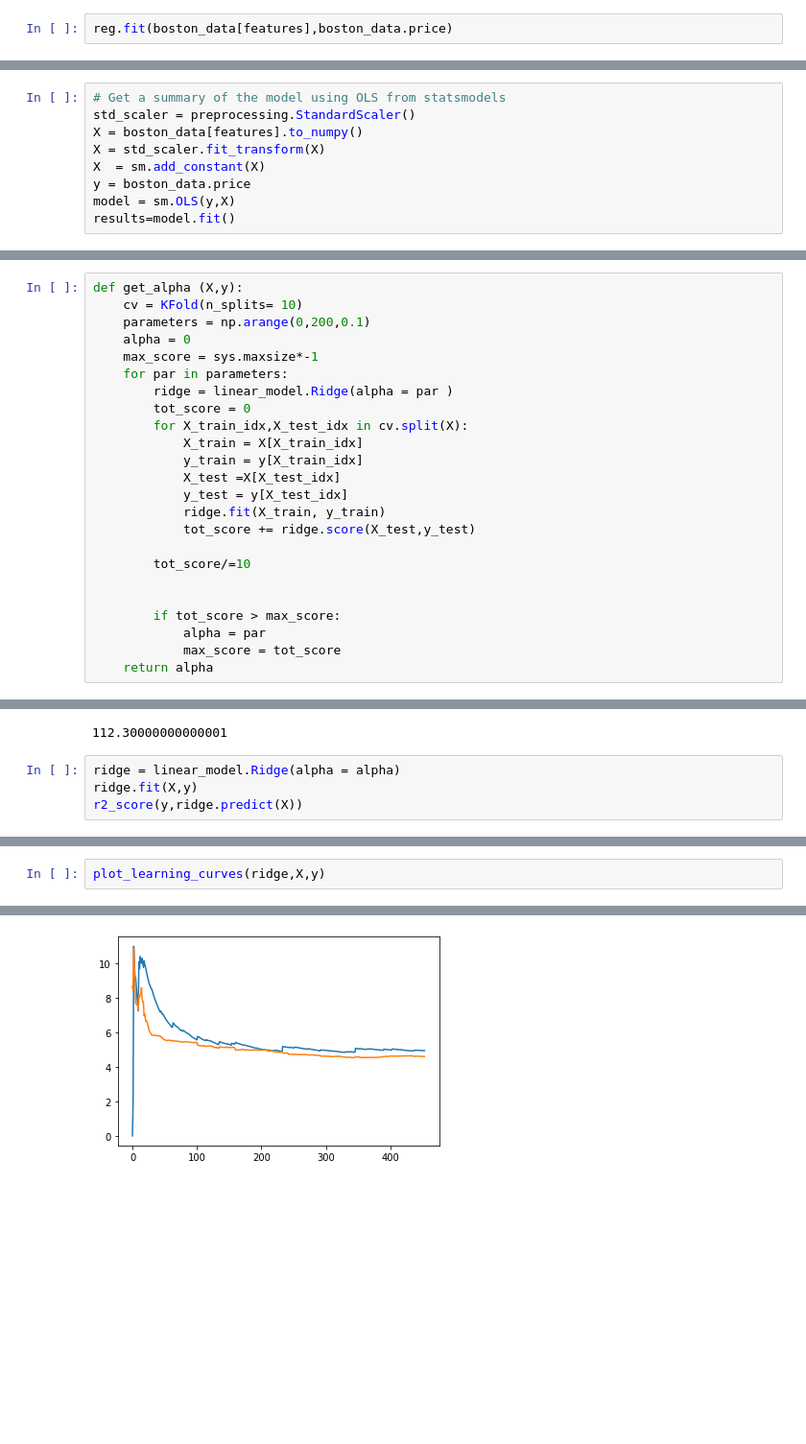
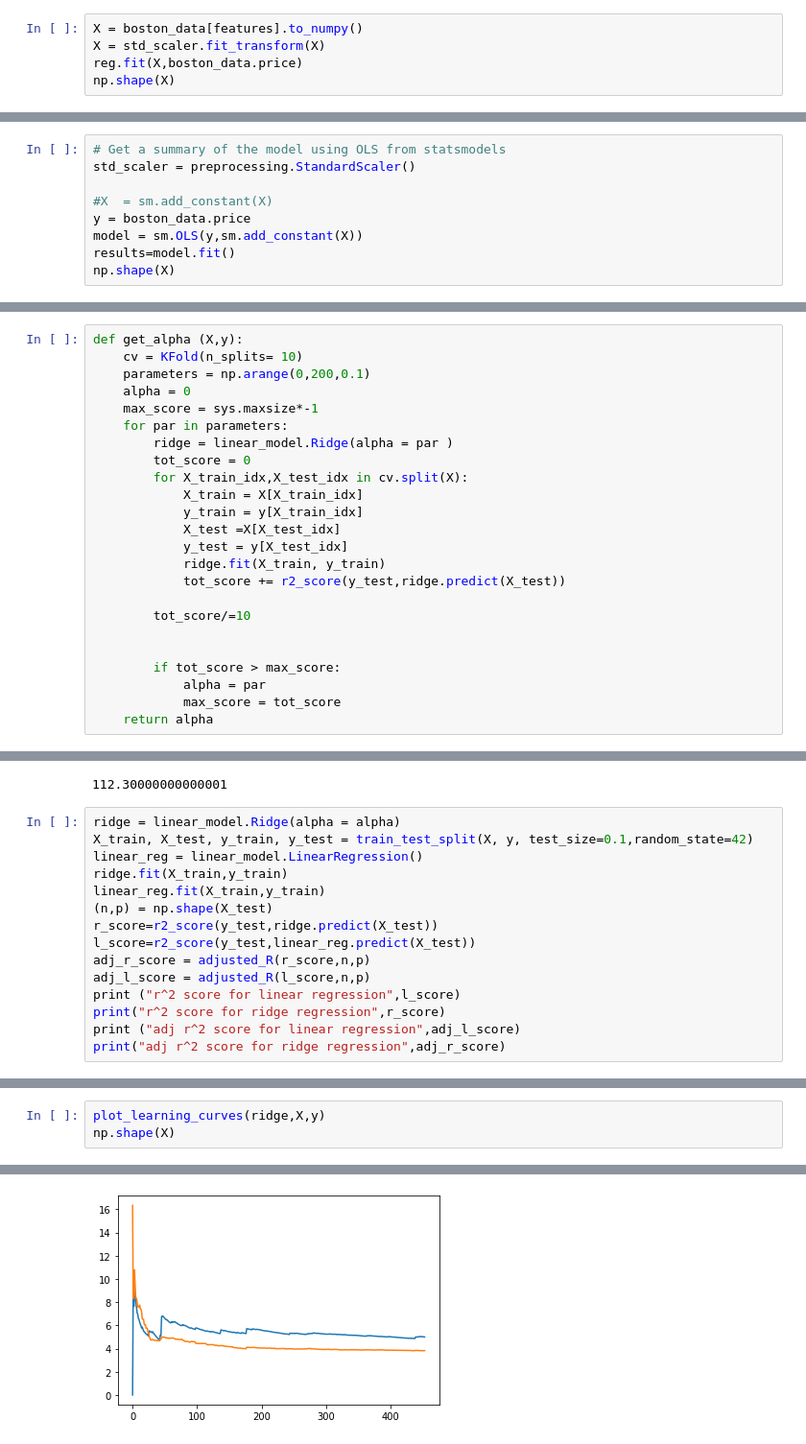
Before and after one commit to ShimaaBetah/Methods-Of-Statistical-Analysis, a Jupyter notebook: multiple linear-regression/MultipleLinearRegression.ipynb, the cells around one changed output, grey strips where cells are left out. Shown at 96% size. Cells and saved outputs as stored; diff of their text form; blank space fills up the shorter version.

```diff
--- a/multiple linear-regression/MultipleLinearRegression.ipynb
+++ b/multiple linear-regression/MultipleLinearRegression.ipynb
@@ -83,5 +84,8 @@ features
  'B',
  'LSTAT']
 # %%
-reg.fit(boston_data[features],boston_data.price)
+X = boston_data[features].to_numpy()
+X = std_scaler.fit_transform(X)
+reg.fit(X,boston_data.price)
+np.shape(X)
 # %% [output]
@@ -105,9 +122,9 @@ r2_score(boston_data.price,reg.predict(boston_data[features]))
 # %%
 # Get a summary of the model using OLS from statsmodels
 std_scaler = preprocessing.StandardScaler()
-X = boston_data[features].to_numpy()
-X = std_scaler.fit_transform(X)
-X  = sm.add_constant(X)
+
+#X  = sm.add_constant(X)
 y = boston_data.price
-model = sm.OLS(y,X)
+model = sm.OLS(y,sm.add_constant(X))
 results=model.fit()
+np.shape(X)
@@ -273,7 +358,7 @@ def get_alpha (X,y):
             X_test =X[X_test_idx]
             y_test = y[X_test_idx]
             ridge.fit(X_train, y_train)
-            tot_score += ridge.score(X_test,y_test)
+            tot_score += r2_score(y_test,ridge.predict(X_test))
 
         tot_score/=10
 
@@ -289,6 +374,17 @@ alpha
 112.30000000000001
 # %%
 ridge = linear_model.Ridge(alpha = alpha)
-ridge.fit(X,y)
-r2_score(y,ridge.predict(X))
+X_train, X_test, y_train, y_test = train_test_split(X, y, test_size=0.1,random_state=42)
+linear_reg = linear_model.LinearRegression()
+ridge.fit(X_train,y_train)
+linear_reg.fit(X_train,y_train)
+(n,p) = np.shape(X_test)
+r_score=r2_score(y_test,ridge.predict(X_test))
+l_score=r2_score(y_test,linear_reg.predict(X_test))
+adj_r_score = adjusted_R(r_score,n,p)
+adj_l_score = adjusted_R(l_score,n,p)
+print ("r^2 score for linear regression",l_score)
+print("r^2 score for ridge regression",r_score)
+print ("adj r^2 score for linear regression",adj_l_score)
+print("adj r^2 score for ridge regression",adj_r_score)
 # %% [output]
@@ -296,3 +395,4 @@ r2_score(y,ridge.predict(X))
 # %%
 plot_learning_curves(ridge,X,y)
+np.shape(X)
 # %% [output]
@@ -299 +400 @@ plot_learning_curves(ridge,X,y)
-[figure, old version]
+[figure, new version]
```
Also changed, not shown: parts of 28 cells of this notebook, 1 other file.
